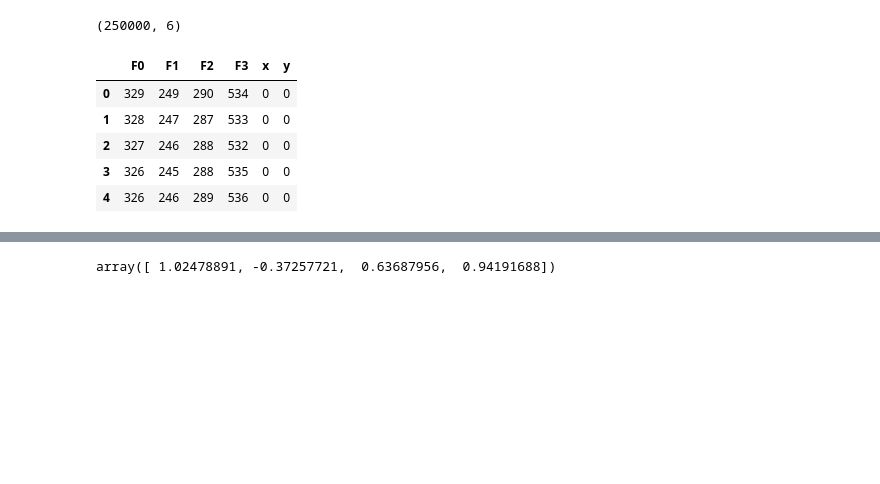
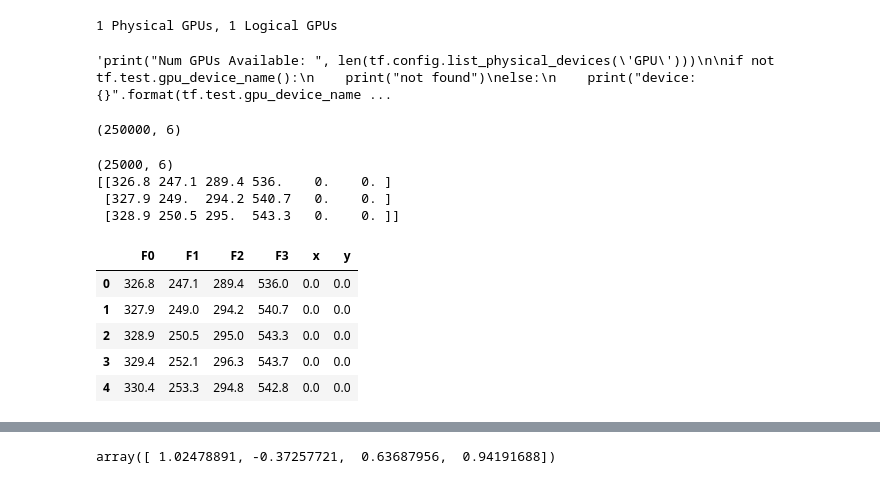
Before and after one commit to WHC2021SIC/WHC2021SIC-TeamVibrotactileDataPhysicalization, a Jupyter notebook: Adafruit_Python_ADS1x15/examples/ForcePlatePosition.ipynb, the cells around one changed output, grey strips where cells are left out. Cells and saved outputs as stored; diff of their text form; code cells hidden in the pictures; blank space fills up the shorter version.

```diff
--- a/Adafruit_Python_ADS1x15/examples/ForcePlatePosition.ipynb
+++ b/Adafruit_Python_ADS1x15/examples/ForcePlatePosition.ipynb
@@ -68,6 +64,37 @@ Dnot='https://raw.githubusercontent.com/frankbastidas/WHC2021Datas/master/positi
 
 # Importing the Boston Housing dataset
 #from sklearn.datasets import load_boston
+# %%
+import tensorflow as tf
+from tensorflow.keras.models import Model
+from tensorflow.keras import layers
+from sklearn.model_selection import train_test_split
+
+gpus = tf.config.experimental.list_physical_devices('GPU')
+if gpus:
+    try:
+        # Currently, memory growth needs to be the same across GPUs
+        for gpu in gpus:
+            tf.config.experimental.set_memory_growth(gpu, True)
+        logical_gpus = tf.config.experimental.list_logical_devices('GPU')
+        print(len(gpus), "Physical GPUs,", len(logical_gpus), "Logical GPUs")
+        tf.debugging.set_log_device_placement(True)
+    except RuntimeError as e:
+        # Memory growth must be set before GPUs have been initialized
+        print(e)
+
+
+"""print("Num GPUs Available: ", len(tf.config.list_physical_devices('GPU')))
+
+if not tf.test.gpu_device_name():
+    print("not found")
+else:
+    print("device: {}".format(tf.test.gpu_device_name()))
+
+tf.debugging.set_log_device_placement(True)"""
+# %% [output]
+1 Physical GPUs, 1 Logical GPUs
+'print("Num GPUs Available: ", len(tf.config.list_physical_devices(\'GPU\')))\n\nif not tf.test.gpu_device_name():\n    print("not found")\nelse:\n    print("device: {}".format(tf.test.gpu_device_name ...
 # %%
 d0_0 = pd.read_csv(D0_0,header=None).transpose()
 d0_0['x']=0; d0_0['y']=0
@@ -182,14 +209,32 @@ datasRaw = np.concatenate([d0_0 ,d0_12 ,d0_18 ,d0_24 ,d0_6 ,d12_0 ,d12_12 ,d12_1
 datasRaw.shape  # 51*5000 = 255000
 # %% [output]
 (250000, 6)
+# %%
+NumDiv=10
+datasRawMean=np.empty((int(datasRaw.shape[0]/NumDiv),datasRaw.shape[1]))
+
+for i in range(int(datasRaw.shape[0]/NumDiv)):
+    datasRawMean[i,:]=np.mean(datasRaw[i*NumDiv:i*NumDiv+NumDiv,:],axis=0)
+# %%
+print(datasRawMean.shape)
+print(datasRawMean[:3,:])
+#print(datasRawMean.shape)
+#print(datasRaw[:3,:])
+#print(np.mean(datasRaw[:3,:],axis=0))
+#print(datasRawMean[-1,:])
+# %% [output]
+(25000, 6)
+[[326.8 247.1 289.4 536.    0.    0. ]
+ [327.9 249.  294.2 540.7   0.    0. ]
+ [328.9 250.5 295.  543.3   0.    0. ]]
 # %%
-datasFull=pd.DataFrame.from_dict(datasRaw)
+datasFull=pd.DataFrame.from_dict(datasRawMean)
 datasFull.columns=["F0","F1","F2","F3","x","y"]
 datasFull.head()
 # %% [output]
 |  | F0 | F1 | F2 | F3 | x | y |
-| 0 | 329 | 249 | 290 | 534 | 0 | 0 |
-| 1 | 328 | 247 | 287 | 533 | 0 | 0 |
-| 2 | 327 | 246 | 288 | 532 | 0 | 0 |
-| 3 | 326 | 245 | 288 | 535 | 0 | 0 |
-| 4 | 326 | 246 | 289 | 536 | 0 | 0 |
+| 0 | 326.8 | 247.1 | 289.4 | 536.0 | 0.0 | 0.0 |
+| 1 | 327.9 | 249.0 | 294.2 | 540.7 | 0.0 | 0.0 |
+| 2 | 328.9 | 250.5 | 295.0 | 543.3 | 0.0 | 0.0 |
+| 3 | 329.4 | 252.1 | 296.3 | 543.7 | 0.0 | 0.0 |
+| 4 | 330.4 | 253.3 | 294.8 | 542.8 | 0.0 | 0.0 |
```
Also changed, not shown: parts of 26 cells of this notebook, 20 other files.
